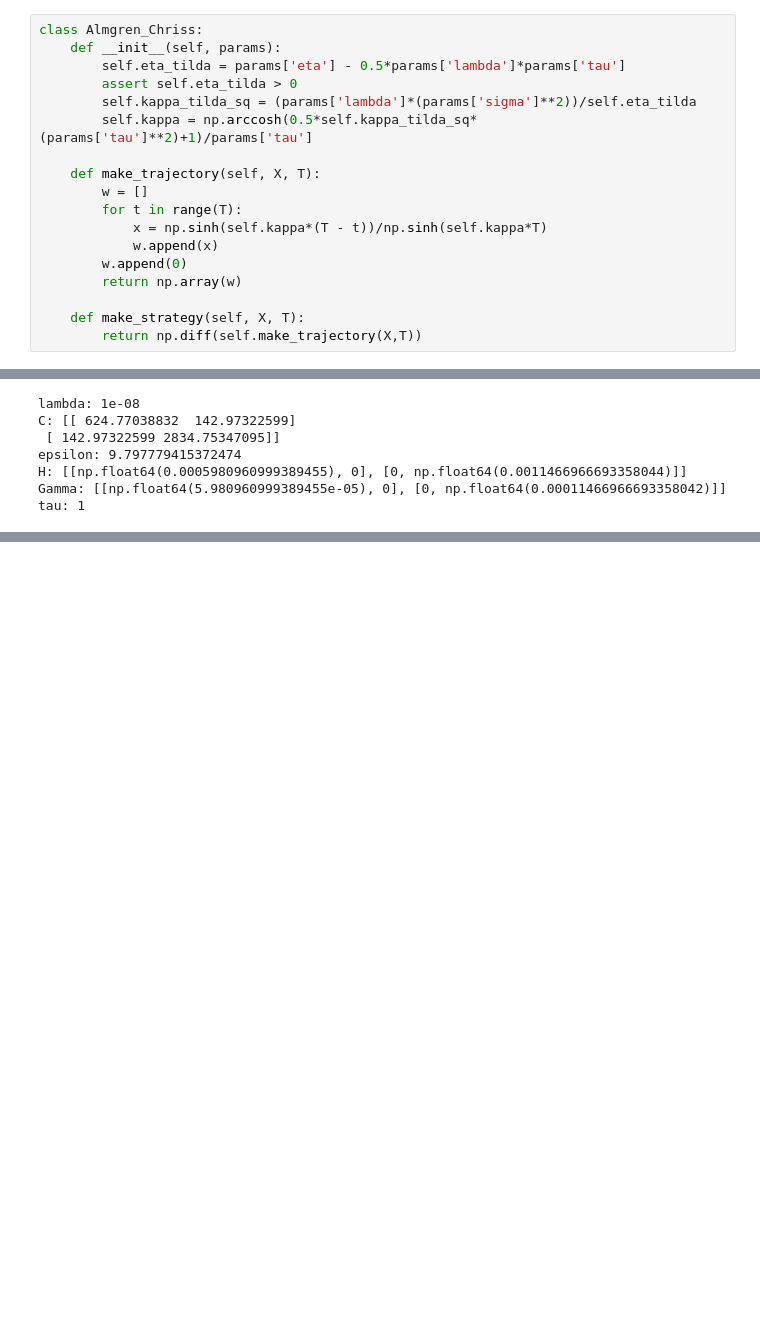
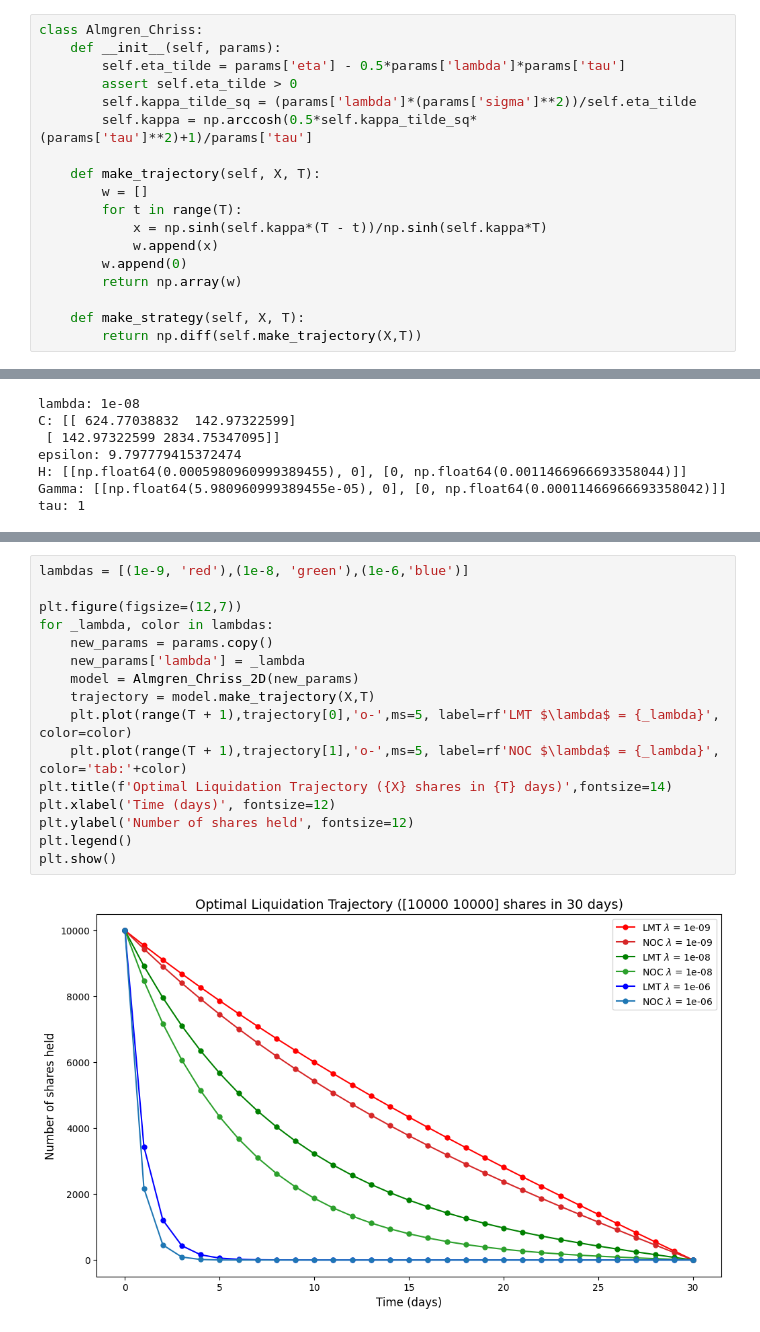
Before and after one commit to lnguyen258/Almgren-Chriss, a Jupyter notebook: optimal_execution.ipynb, the cells around one changed output, grey strips where cells are left out. Cells and saved outputs as stored; diff of their text form; blank space fills up the shorter version.

```diff
--- a/optimal_execution.ipynb
+++ b/optimal_execution.ipynb
@@ -127,10 +127,10 @@ $$x_k = \dfrac{\sinh(\kappa(T-t_k))}{\sinh(\kappa T)}
 # %%
 class Almgren_Chriss:
     def __init__(self, params):
-        self.eta_tilda = params['eta'] - 0.5*params['lambda']*params['tau']
-        assert self.eta_tilda > 0
-        self.kappa_tilda_sq = (params['lambda']*(params['sigma']**2))/self.eta_tilda
-        self.kappa = np.arccosh(0.5*self.kappa_tilda_sq*(params['tau']**2)+1)/params['tau']
+        self.eta_tilde = params['eta'] - 0.5*params['lambda']*params['tau']
+        assert self.eta_tilde > 0
+        self.kappa_tilde_sq = (params['lambda']*(params['sigma']**2))/self.eta_tilde
+        self.kappa = np.arccosh(0.5*self.kappa_tilde_sq*(params['tau']**2)+1)/params['tau']
 
     def make_trajectory(self, X, T):
         w = []
@@ -315,0 +464,18 @@ tau: 1
+# %%
+lambdas = [(1e-9, 'red'),(1e-8, 'green'),(1e-6,'blue')]
+
+plt.figure(figsize=(12,7))
+for _lambda, color in lambdas:
+    new_params = params.copy()
+    new_params['lambda'] = _lambda
+    model = Almgren_Chriss_2D(new_params)
+    trajectory = model.make_trajectory(X,T)
+    plt.plot(range(T + 1),trajectory[0],'o-',ms=5, label=rf'LMT $\lambda$ = {_lambda}', color=color)
+    plt.plot(range(T + 1),trajectory[1],'o-',ms=5, label=rf'NOC $\lambda$ = {_lambda}', color='tab:'+color)
+plt.title(f'Optimal Liquidation Trajectory ({X} shares in {T} days)',fontsize=14)
+plt.xlabel('Time (days)', fontsize=12)
+plt.ylabel('Number of shares held', fontsize=12)
+plt.legend()
+plt.show()
+# %% [output]
+[figure, added]
```
Also changed, not shown: parts of 5 cells of this notebook, 3 other files.
